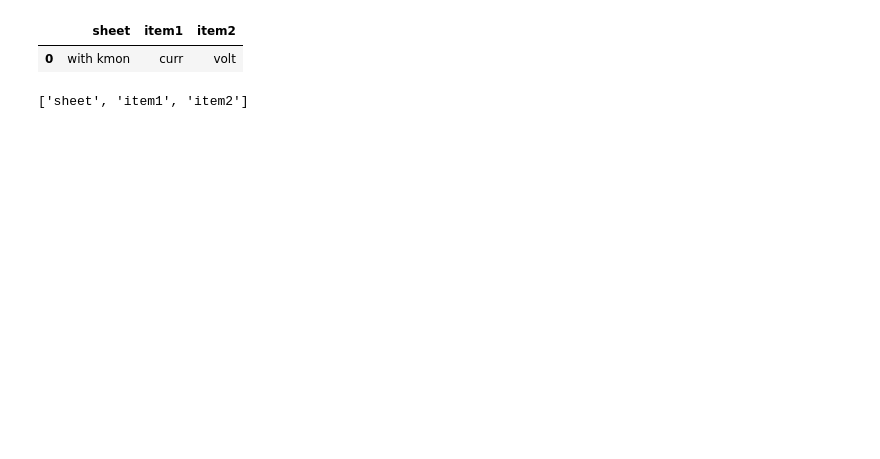
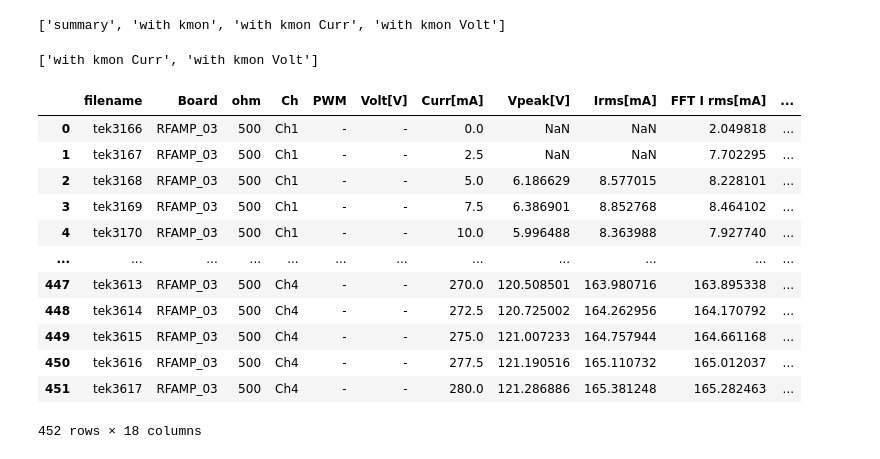
Before and after one commit to cswnote/sinewave_analyze, a Jupyter notebook: edit_columns.ipynb, the cells around one changed output. Saved outputs shown, nothing was run; the diff lists cells and outputs as text; code cells hidden in the pictures; blank space fills up the shorter version.

```diff
--- a/edit_columns.ipynb
+++ b/edit_columns.ipynb
@@ -4,16 +5,15 @@ import openpyxl
 import platform
 import pandas as pd
 # %%
-if __name__ == '__main__':
-    if platform.platform()[:3].lower() == 'mac':
-        mac_m1 = True
-    elif platform.platform()[:3].lower() == 'win':
-        mac_m1 = False
+if platform.platform()[:3].lower() == 'mac':
+    mac_m1 = True
+elif platform.platform()[:3].lower() == 'win':
+    mac_m1 = False
 
 if mac_m1:
     path = '/Users/rainyseason/winston/Workspace/python/Pycharm Project/sinewave_analyze/Evaluation/'
     path_csv = path + 'tek_csv/'
-    path_excel = path + 'tek_excel/temp/'
+    path_excel = path + 'tek_excel/'
     path_summary = path + 'summary/'
     path_information = path + 'test information/'
     path_kmon = path + 'kmon_csv'
@@ -24,5 +24,3 @@ else:
     path_summary = path + 'summary/'
     path_information = path + 'test information/'
     path_kmon = path + 'kmon_csv/'
-
-evaluation_control_file = 'eval_control.xlsx'
@@ -50,10 +27,27 @@ sheet_name = ''
-# %%
-df_ctrl
-# %% [output]
-|  | sheet | item1 | item2 |
-| 0 | with kmon | curr | volt |
-# %%
-remain_items = list(df_ctrl.iloc[1:, :])
-remain_items
-# %% [output]
-['sheet', 'item1', 'item2']
+# %%
+summary = pd.ExcelFile(path_excel + 'summary.xlsx')
+sheets = summary.sheet_names
+print(sheets)
+sheets = sheets[2:]
+sheets
+# %% [output]
+['summary', 'with kmon', 'with kmon Curr', 'with kmon Volt']
+['with kmon Curr', 'with kmon Volt']
+# %%
+df_summary = summary.parse(sheet_name=sheets[0])
+# %%
+df_summary
+# %% [output]
+|  | filename | Board | ohm | Ch | PWM | Volt[V] | Curr[mA] | Vpeak[V] | Irms[mA] | FFT I rms[mA] | ... |
+| 0 | tek3166 | RFAMP_03 | 500 | Ch1 | - | - | 0.0 | NaN | NaN | 2.049818 | ... |
+| 1 | tek3167 | RFAMP_03 | 500 | Ch1 | - | - | 2.5 | NaN | NaN | 7.702295 | ... |
+| 2 | tek3168 | RFAMP_03 | 500 | Ch1 | - | - | 5.0 | 6.186629 | 8.577015 | 8.228101 | ... |
+| 3 | tek3169 | RFAMP_03 | 500 | Ch1 | - | - | 7.5 | 6.386901 | 8.852768 | 8.464102 | ... |
+| 4 | tek3170 | RFAMP_03 | 500 | Ch1 | - | - | 10.0 | 5.996488 | 8.363988 | 7.927740 | ... |
+| ... | ... | ... | ... | ... | ... | ... | ... | ... | ... | ... | ... |
+| 447 | tek3613 | RFAMP_03 | 500 | Ch4 | - | - | 270.0 | 120.508501 | 163.980716 | 163.895338 | ... |
+| 448 | tek3614 | RFAMP_03 | 500 | Ch4 | - | - | 272.5 | 120.725002 | 164.262956 | 164.170792 | ... |
+| 449 | tek3615 | RFAMP_03 | 500 | Ch4 | - | - | 275.0 | 121.007233 | 164.757944 | 164.661168 | ... |
+| 450 | tek3616 | RFAMP_03 | 500 | Ch4 | - | - | 277.5 | 121.190516 | 165.110732 | 165.012037 | ... |
+| 451 | tek3617 | RFAMP_03 | 500 | Ch4 | - | - | 280.0 | 121.286886 | 165.381248 | 165.282463 | ... |
+452 rows × 18 columns
```
Also changed, not shown: parts of 18 cells of this notebook, 2 other files.
